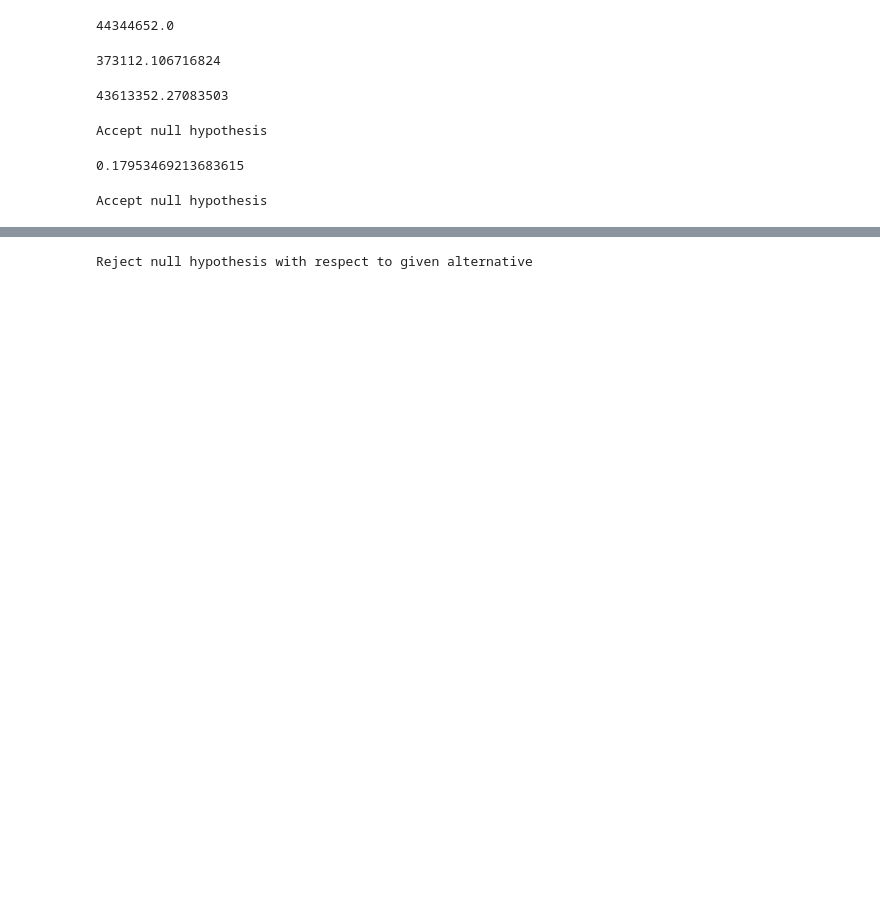
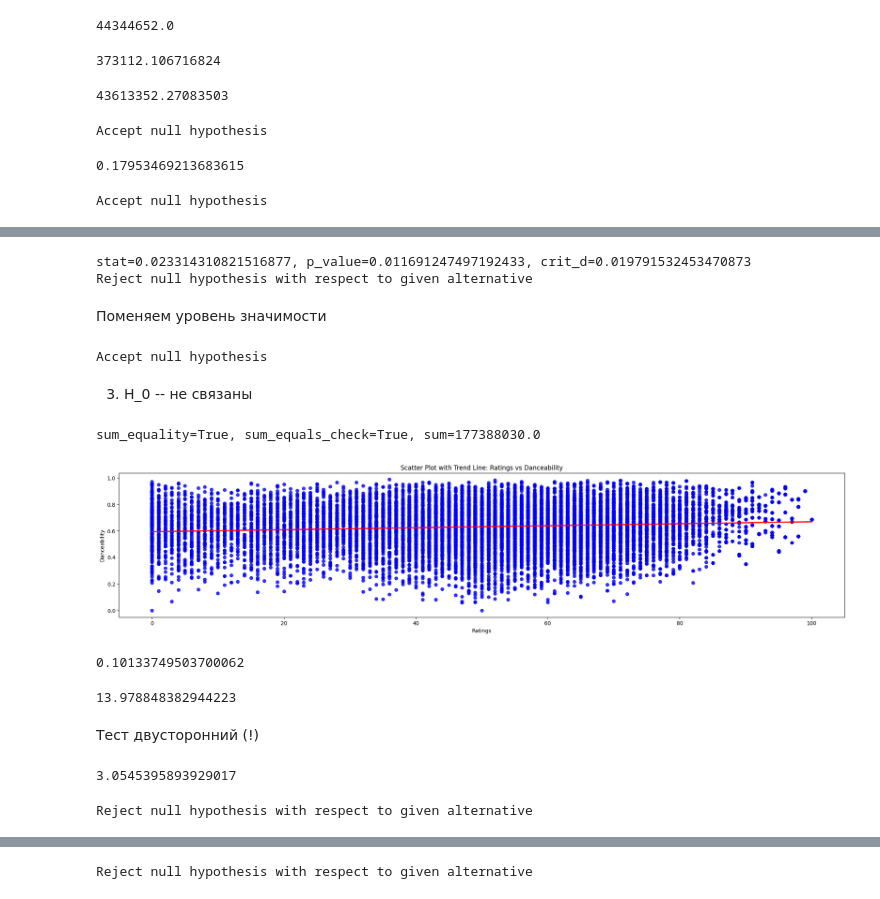
Before and after one commit to alexexexei/math-stats, a Jupyter notebook: lab_3/lab_3.ipynb, the cells around one changed output, grey strips where cells are left out. Drawn from its saved outputs; the diff is of its cells as text; code cells hidden in the pictures; blank space fills up the shorter version.

```diff
--- a/lab_3/lab_3.ipynb
+++ b/lab_3/lab_3.ipynb
@@ -243,0 +286,68 @@ p_value
+# %%
+alpha = 0.05
+stat, p_value = st.ks_2samp(short_songs_ratings, long_songs_ratings, alternative='two-sided')
+crit_d = np.sqrt((-np.log(alpha / 2) / 2) * (1 / m + 1 / n_))
+print(f'stat={stat}, p_value={p_value}, crit_d={crit_d}')
+print_reject_or_accept(p_value < alpha)
+# %% [output]
+stat=0.023314310821516877, p_value=0.011691247497192433, crit_d=0.019791532453470873
+Reject null hypothesis with respect to given alternative
+# %% [markdown]
+Поменяем уровень значимости
+# %%
+alpha = 0.01
+print_reject_or_accept(p_value < alpha)
+# %% [output]
+Accept null hypothesis
+# %% [markdown]
+3. H_0 -- не связаны
+# %%
+danceability = data['danceability']
+
+ranks_ratings = st.rankdata(ratings)
+ranks_danceability = st.rankdata(danceability)
+
+sum_ranks_ratings = np.sum(ranks_ratings)
+sum_ranks_danceability = np.sum(ranks_danceability)
+
+check = (n + 1) * n / 2
+print(f'sum_equality={sum_ranks_ratings == sum_ranks_danceability}, sum_equals_check={sum_ranks_ratings == check}, sum={sum_ranks_ratings}')
+# %% [output]
+sum_equality=True, sum_equals_check=True, sum=177388030.0
+# %%
+import seaborn as sns
+
+
+plt.figure(figsize=(25, 5))
+sns.regplot(x=ratings, y=danceability, scatter_kws={'color': 'blue'}, line_kws={'color': 'red'})
+
+plt.title('Scatter Plot with Trend Line: Ratings vs Danceability')
+plt.xlabel('Ratings')
+plt.ylabel('Danceability')
+
+plt.show()
+# %% [output]
+[figure, added]
+# %%
+d = ranks_ratings - ranks_danceability
+r_s = 1 - 6 * np.sum(d ** 2) / (n * (n ** 2 - 1))
+r_s
+# %% [output]
+0.10133749503700062
+# %%
+t_score = r_s * np.sqrt((n - 2) / (1 - r_s ** 2))
+t_score
+# %% [output]
+13.978848382944223
+# %% [markdown]
+Тест двусторонний (!)
+# %%
+alpha = 0.01
+crit_t = st.t.ppf(1 - alpha / 2, df)
+crit_t
+# %% [output]
+3.0545395893929017
+# %%
+print_reject_or_accept(t_score > crit_t)
+# %% [output]
+Reject null hypothesis with respect to given alternative
```
Also changed, not shown: parts of 38 cells of this notebook.
